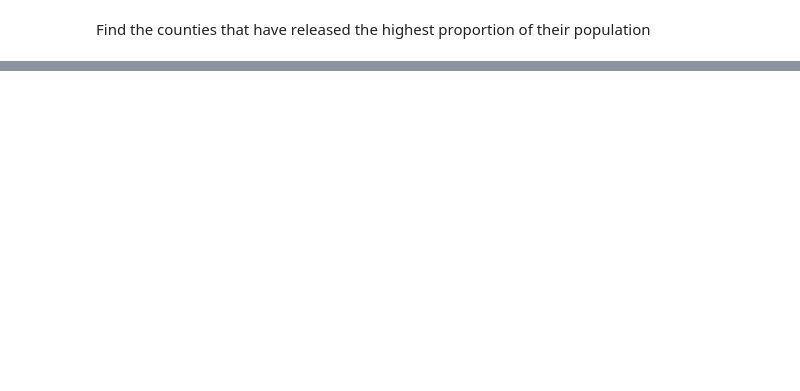
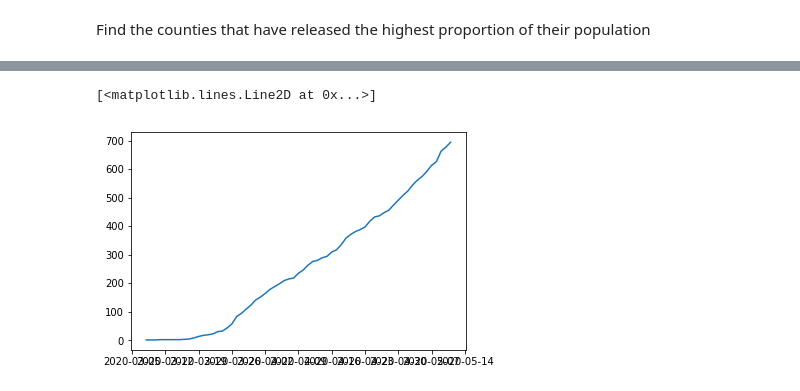
Before and after one commit to bhawna759/MIT_COVID-19_Datathon, a Jupyter notebook: County-level analysis.ipynb, the cells around one changed output, grey strips where cells are left out. Saved outputs shown, nothing was run; the diff lists cells and outputs as text; code cells hidden in the pictures; blank space fills up the shorter version.

```diff
--- a/County-level analysis.ipynb
+++ b/County-level analysis.ipynb
@@ -44,0 +52,3 @@ jr.sort_values('frac_reduction',ascending = False)
+# %%
+nyt_data = pd.read_csv('NYT_data/us-counties.csv')
+nyt_data = nyt_data[nyt_data['county'].isin(list(jr['County'].unique()))]
@@ -44,0 +61,5 @@ jr.sort_values('frac_reduction',ascending = False)
+# %%
+plt.plot(Marion['date'],Marion['cases'])
+# %% [output]
+[<matplotlib.lines.Line2D at 0x...>]
+[figure, added]
```
Also changed, not shown: parts of 6 cells of this notebook.
